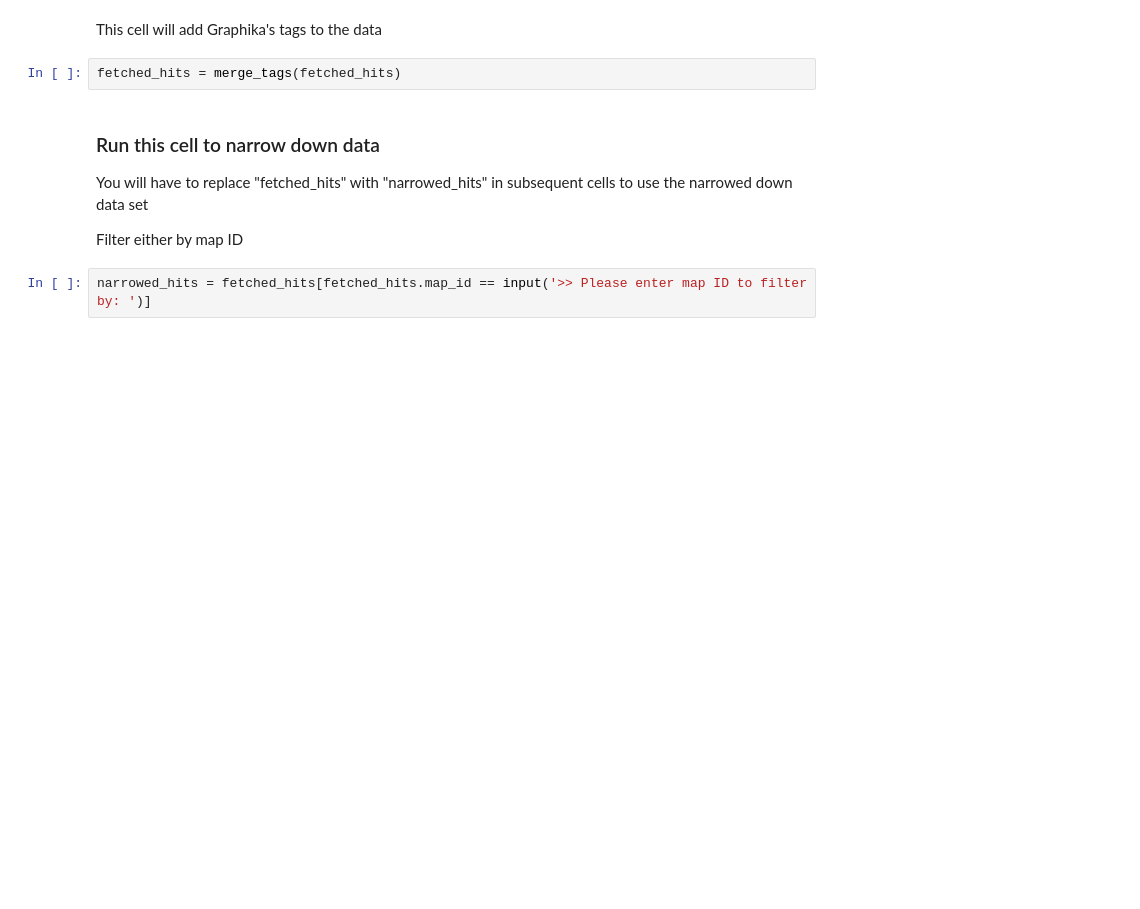
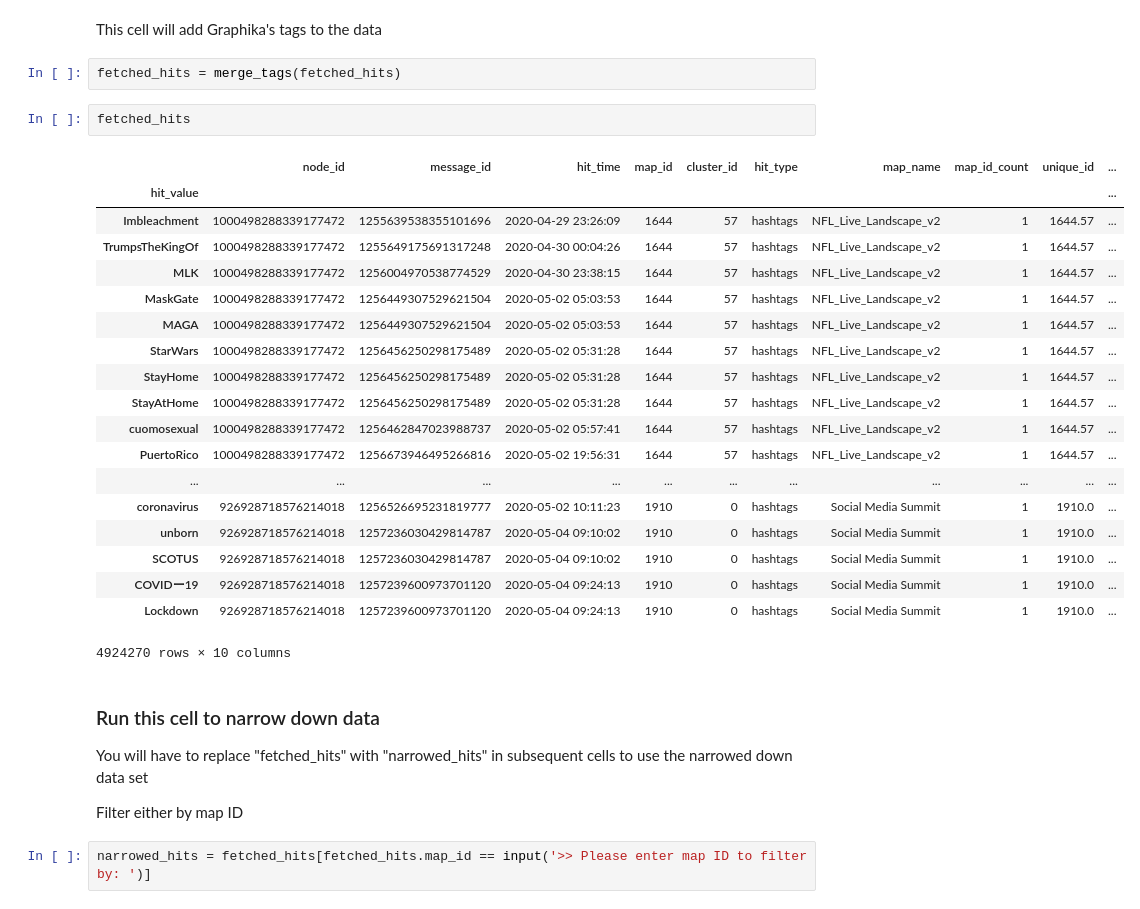
Before and after one commit to erin-mac/Analyst_tools, a Jupyter notebook: avneesh/live_analysis.ipynb, the cells around one changed output. Drawn from its saved outputs; the diff is of its cells as text; blank space fills up the shorter version.

```diff
--- a/avneesh/live_analysis.ipynb
+++ b/avneesh/live_analysis.ipynb
@@ -14,6 +24,28 @@ fetched_hits = graphika_trending(days=7,hit_type='hashtags',auto=True,tag=False)
 This cell will add Graphika's tags to the data
 # %%
 fetched_hits = merge_tags(fetched_hits)
+# %%
+fetched_hits
+# %% [output]
+|  | node_id | message_id | hit_time | map_id | cluster_id | hit_type | map_name | map_id_count | unique_id | ... |
+| hit_value |  |  |  |  |  |  |  |  |  | ... |
+| Imbleachment | 1000498288339177472 | 1255639538355101696 | 2020-04-29 23:26:09 | 1644 | 57 | hashtags | NFL_Live_Landscape_v2 | 1 | 1644.57 | ... |
+| TrumpsTheKingOf | 1000498288339177472 | 1255649175691317248 | 2020-04-30 00:04:26 | 1644 | 57 | hashtags | NFL_Live_Landscape_v2 | 1 | 1644.57 | ... |
+| MLK | 1000498288339177472 | 1256004970538774529 | 2020-04-30 23:38:15 | 1644 | 57 | hashtags | NFL_Live_Landscape_v2 | 1 | 1644.57 | ... |
+| MaskGate | 1000498288339177472 | 1256449307529621504 | 2020-05-02 05:03:53 | 1644 | 57 | hashtags | NFL_Live_Landscape_v2 | 1 | 1644.57 | ... |
+| MAGA | 1000498288339177472 | 1256449307529621504 | 2020-05-02 05:03:53 | 1644 | 57 | hashtags | NFL_Live_Landscape_v2 | 1 | 1644.57 | ... |
+| StarWars | 1000498288339177472 | 1256456250298175489 | 2020-05-02 05:31:28 | 1644 | 57 | hashtags | NFL_Live_Landscape_v2 | 1 | 1644.57 | ... |
+| StayHome | 1000498288339177472 | 1256456250298175489 | 2020-05-02 05:31:28 | 1644 | 57 | hashtags | NFL_Live_Landscape_v2 | 1 | 1644.57 | ... |
+| StayAtHome | 1000498288339177472 | 1256456250298175489 | 2020-05-02 05:31:28 | 1644 | 57 | hashtags | NFL_Live_Landscape_v2 | 1 | 1644.57 | ... |
+| cuomosexual | 1000498288339177472 | 1256462847023988737 | 2020-05-02 05:57:41 | 1644 | 57 | hashtags | NFL_Live_Landscape_v2 | 1 | 1644.57 | ... |
+| PuertoRico | 1000498288339177472 | 1256673946495266816 | 2020-05-02 19:56:31 | 1644 | 57 | hashtags | NFL_Live_Landscape_v2 | 1 | 1644.57 | ... |
+| ... | ... | ... | ... | ... | ... | ... | ... | ... | ... | ... |
+| coronavirus | 926928718576214018 | 1256526695231819777 | 2020-05-02 10:11:23 | 1910 | 0 | hashtags | Social Media Summit | 1 | 1910.0 | ... |
+| unborn | 926928718576214018 | 1257236030429814787 | 2020-05-04 09:10:02 | 1910 | 0 | hashtags | Social Media Summit | 1 | 1910.0 | ... |
+| SCOTUS | 926928718576214018 | 1257236030429814787 | 2020-05-04 09:10:02 | 1910 | 0 | hashtags | Social Media Summit | 1 | 1910.0 | ... |
+| COVIDー19 | 926928718576214018 | 1257239600973701120 | 2020-05-04 09:24:13 | 1910 | 0 | hashtags | Social Media Summit | 1 | 1910.0 | ... |
+| Lockdown | 926928718576214018 | 1257239600973701120 | 2020-05-04 09:24:13 | 1910 | 0 | hashtags | Social Media Summit | 1 | 1910.0 | ... |
+4924270 rows × 10 columns
 # %% [markdown]
 ### Run this cell to narrow down data
 You will have to replace "fetched_hits" with "narrowed_hits" in subsequent cells to use the narrowed down data set
```
Also changed, not shown: parts of 9 cells of this notebook, 2 other files.
